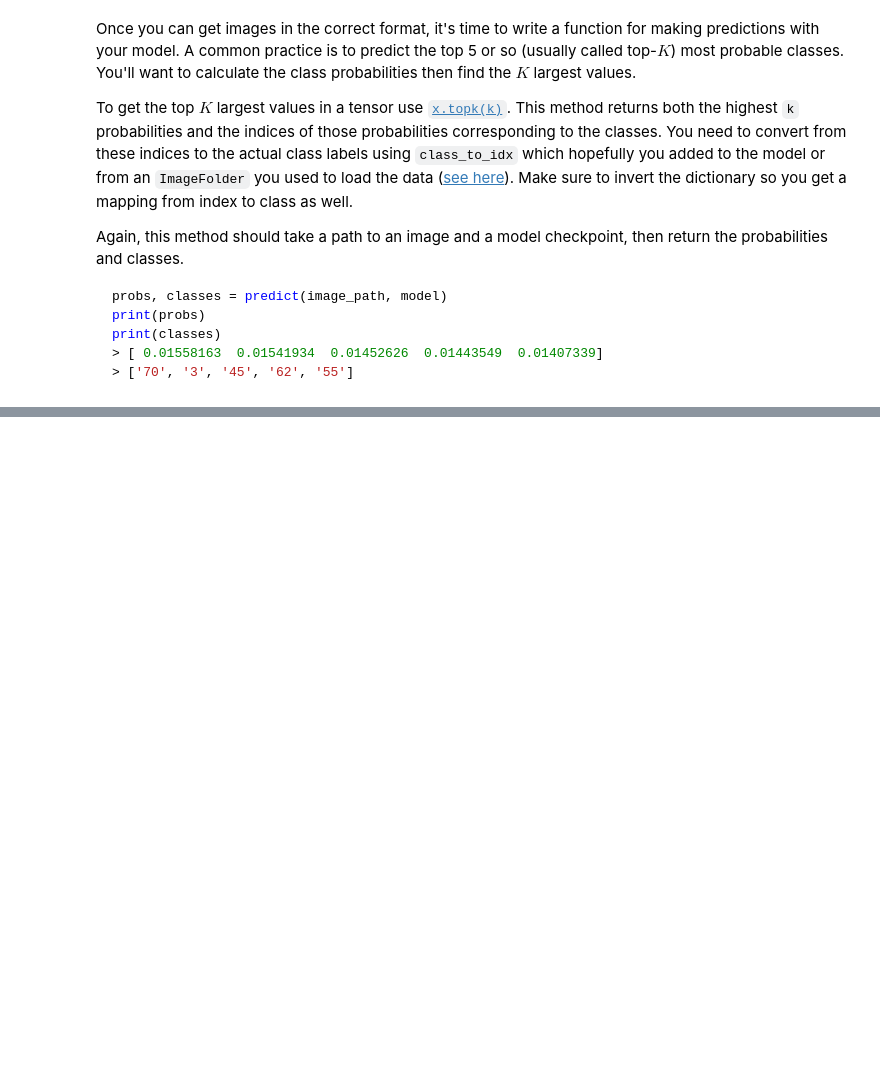
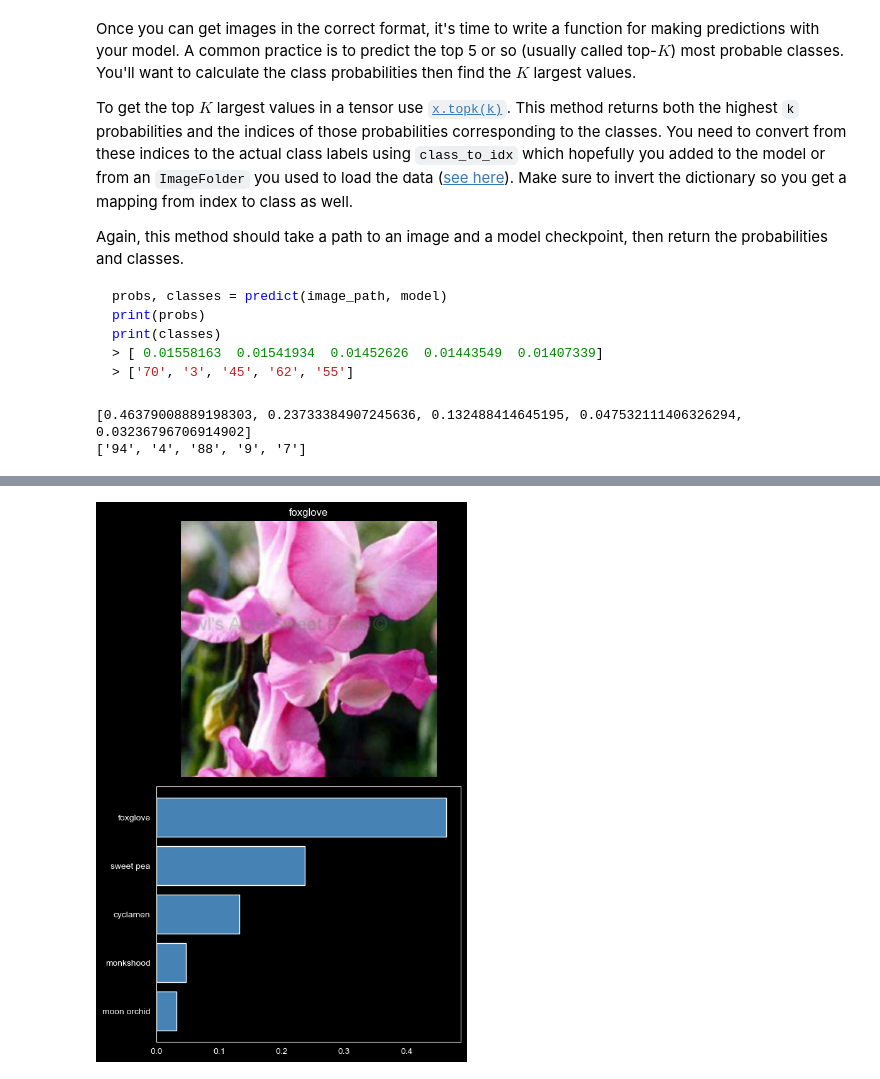
Before and after one commit to RRTech-Playground/pg-ai-udacity-msc-ai, a Jupyter notebook: AIPND/assessments/image_classifier/Image Classifier Project.ipynb, the cells around one changed output, grey strips where cells are left out. Drawn from its saved outputs; the diff is of its cells as text; code cells hidden in the pictures; blank space fills up the shorter version.

```diff
--- a/AIPND/assessments/image_classifier/Image Classifier Project.ipynb
+++ b/AIPND/assessments/image_classifier/Image Classifier Project.ipynb
@@ -527,3 +602,18 @@ def predict(image_path, model, topk=5):
+# %%
+#####################
+# Image & model
+#####################
+
+image_path = 'data/flowers/test/4/image_05637.jpg'
+model = load_checkpoint_vgg16('checkpoints/image_classifier_checkpoint.pth').to(device)
+
+probs, classes = predict(image_path, model)
+
+print(probs)
+print(classes)
+# %% [output]
+[0.46379008889198303, 0.23733384907245636, 0.132488414645195, 0.047532111406326294, 0.03236796706914902]
+['94', '4', '88', '9', '7']
 # %% [markdown]
 ## Sanity Checking
 
@@ -536,0 +625,43 @@ You can convert from the class integer encoding to actual flower names with the
+# %%
+# DONE: Display an image along with the top 5 classes
+
+#####################
+# Display the result
+#####################
+
+# Set up the plot layout (2 rows, 1 column)
+fig, (ax1, ax2) = plt.subplots(figsize=(6, 9), nrows=2, ncols=1)
+
+# Process and display the image
+pil_image = Image.open(image_path)
+image = process_image(pil_image)
+
+# Use existing imshow function to display the image on the first subplot
+imshow(image, ax=ax1)
+ax1.axis('off')
+
+# Get predictions
+probs, classes = predict(image_path, model)
+
+# Map the predicted class indices to their actual flower names
+class_names = [cat_to_name[cls] for cls in classes]
+
+# Set the title of the image to the most likely flower name
+ax1.set_title(class_names[0])
+
+# Display the bar chart on the second subplot
+y_pos = np.arange(len(class_names))
+ax2.barh(y_pos, probs, align='center', color='steelblue')
+ax2.set_yticks(y_pos)
+ax2.set_yticklabels(class_names)
+ax2.invert_yaxis()  # Invert so the highest probability is at the top
+
+# Turn off the grid for the bar chart
+ax2.grid(False)
+ax1.grid(False)
+
+
+plt.tight_layout()
+plt.show()
+# %% [output]
+[figure, added]
```
Also changed, not shown: parts of 10 cells of this notebook.
